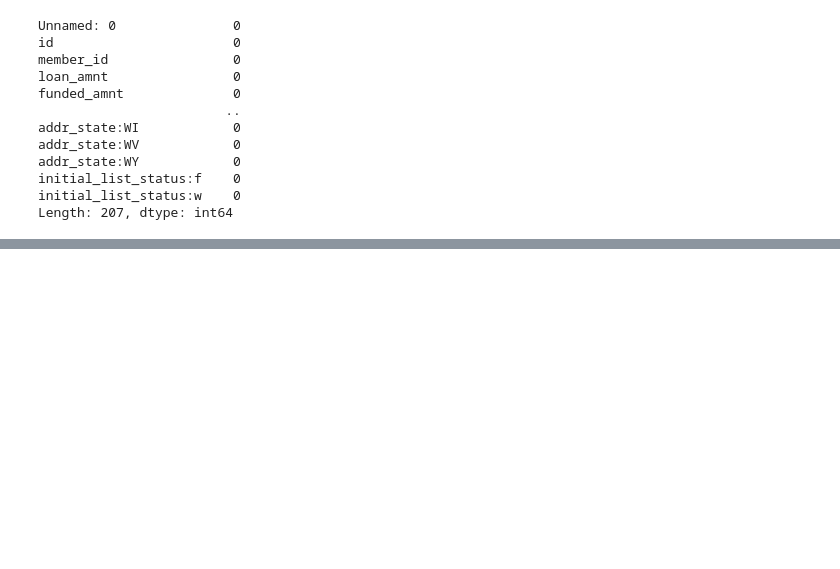
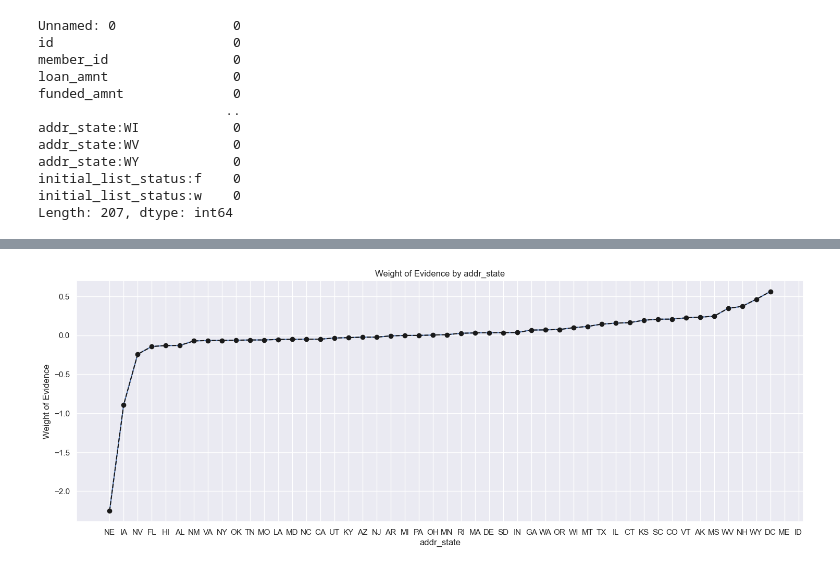
Before and after one commit to GarretHFrank/Credit_Risk_Modelling, a Jupyter notebook: Credit_Risk_Modelling.ipynb, the cells around one changed output, grey strips where cells are left out. Saved outputs shown, nothing was run; the diff lists cells and outputs as text; code cells hidden in the pictures; blank space fills up the shorter version.

```diff
--- a/Credit_Risk_Modelling.ipynb
+++ b/Credit_Risk_Modelling.ipynb
@@ -364,0 +509,10 @@ loan_data['emp_length_int'].fillna(0, inplace=True)
+# %%
+# Create a dummy varaible to place Any, Other, and None in the Rent category
+df_inputs_prepr['home_ownership:RENT_OTHER_NONE_ANY'] = sum([df_inputs_prepr['home_ownership:RENT'],
+                                                          df_inputs_prepr['home_ownership:OTHER'],
+                                                          df_inputs_prepr['home_ownership:NONE'],
+                                                          df_inputs_prepr['home_ownership:ANY']])
+# %%
+# Deploy WoE function on state address
+df1 = woe_discrete(df_inputs_prepr,"addr_state",df_targets_prepr)
+df1
@@ -364,0 +537,4 @@ loan_data['emp_length_int'].fillna(0, inplace=True)
+# %%
+plot_by_woe(df1) #North Dakota had no borrowers
+# %% [output]
+[figure, added]
```
Also changed, not shown: parts of 77 cells of this notebook.
